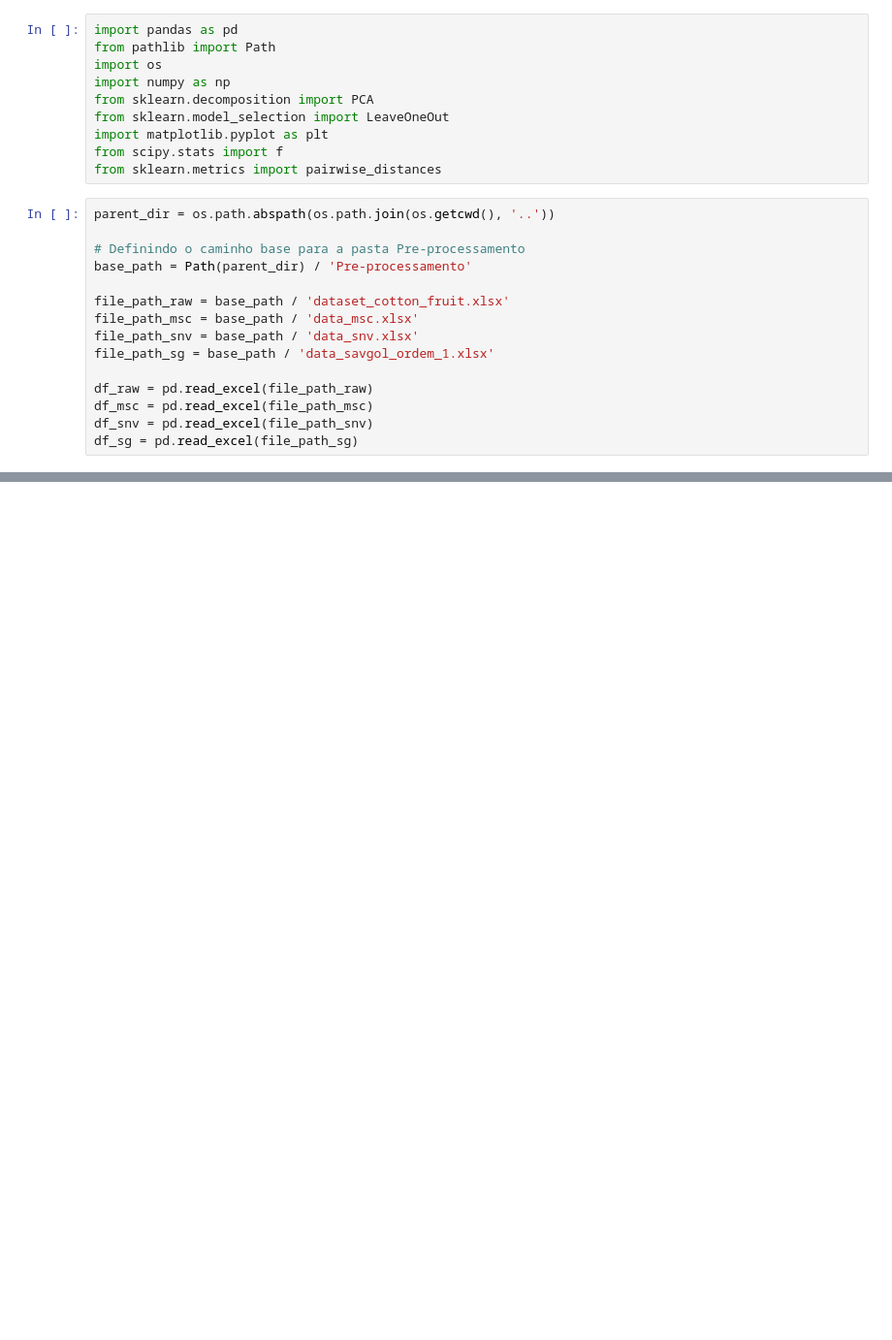
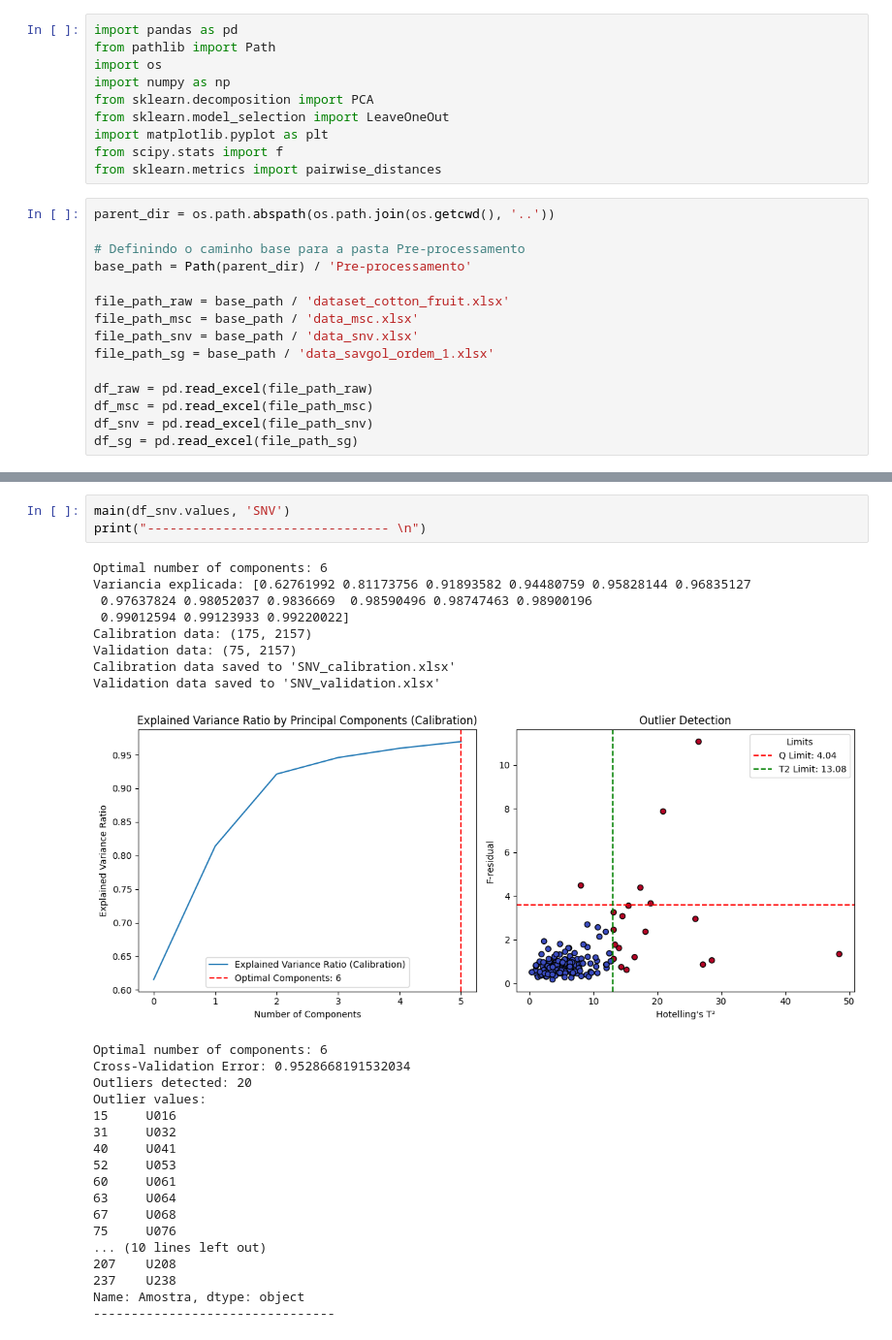
Before and after one commit to xndrxssx/cotton_candy_spectral_analysis, a Jupyter notebook: Partial Components Analysis/PCA.ipynb, the cells around one changed output, grey strips where cells are left out. Shown at 97% size. Drawn from its saved outputs; the diff is of its cells as text; blank space fills up the shorter version.

```diff
--- a/Partial Components Analysis/PCA.ipynb
+++ b/Partial Components Analysis/PCA.ipynb
@@ -314,0 +307,30 @@ Outliers detected: 12
+# %%
+main(df_snv.values, 'SNV')
+print("-------------------------------- \n")
+# %% [output]
+Optimal number of components: 6
+Variancia explicada: [0.62761992 0.81173756 0.91893582 0.94480759 0.95828144 0.96835127
+ 0.97637824 0.98052037 0.9836669  0.98590496 0.98747463 0.98900196
+ 0.99012594 0.99123933 0.99220022]
+Calibration data: (175, 2157)
+Validation data: (75, 2157)
+Calibration data saved to 'SNV_calibration.xlsx'
+Validation data saved to 'SNV_validation.xlsx'
+[figure, added]
+Optimal number of components: 6
+Cross-Validation Error: 0.9528668191532034
+Outliers detected: 20
+Outlier values:
+15     U016
+31     U032
+40     U041
+52     U053
+60     U061
+63     U064
+67     U068
+75     U076
+... (10 lines left out)
+207    U208
+237    U238
+Name: Amostra, dtype: object
+--------------------------------
```
Also changed, not shown: parts of 3 cells of this notebook, 9 other files.
